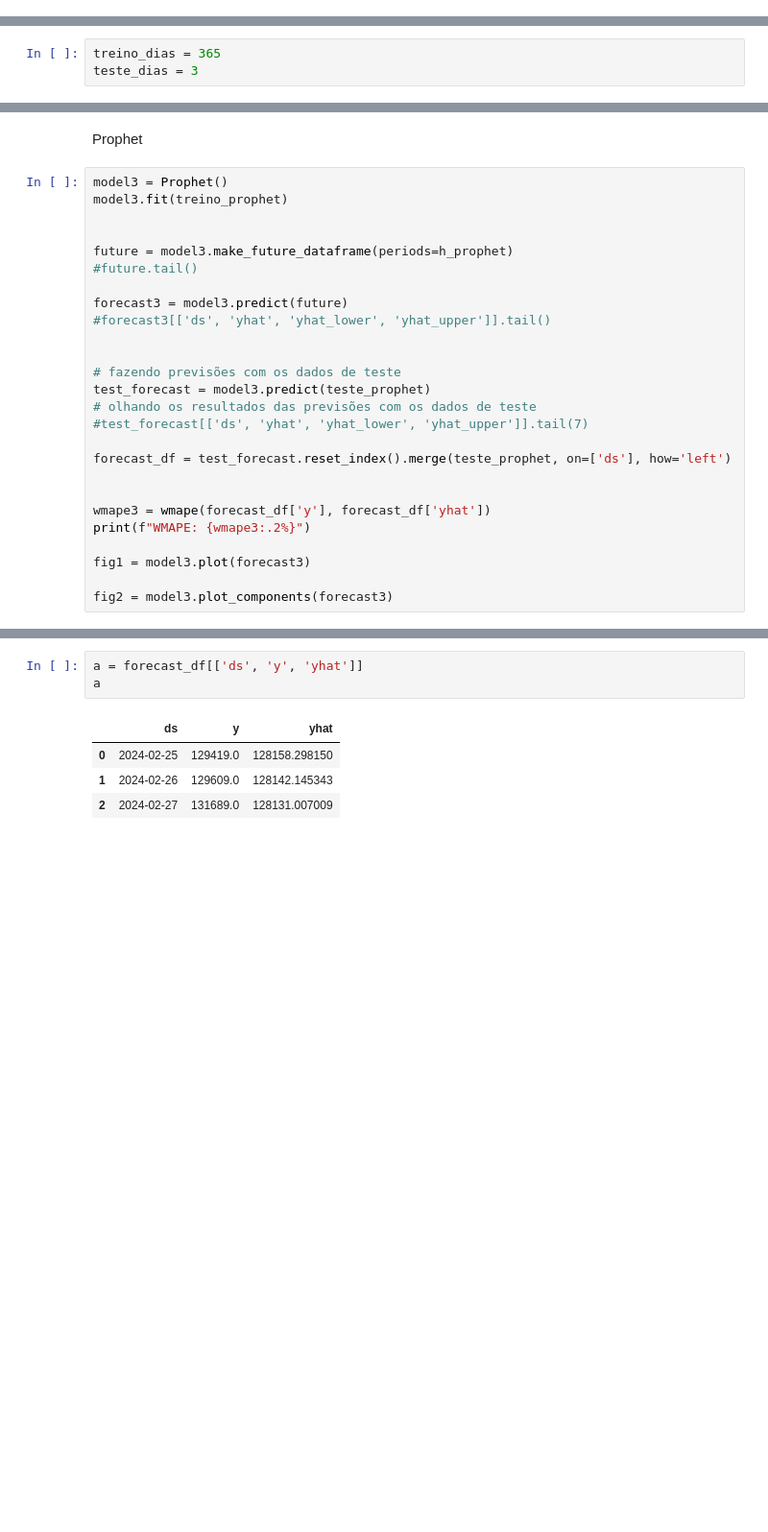
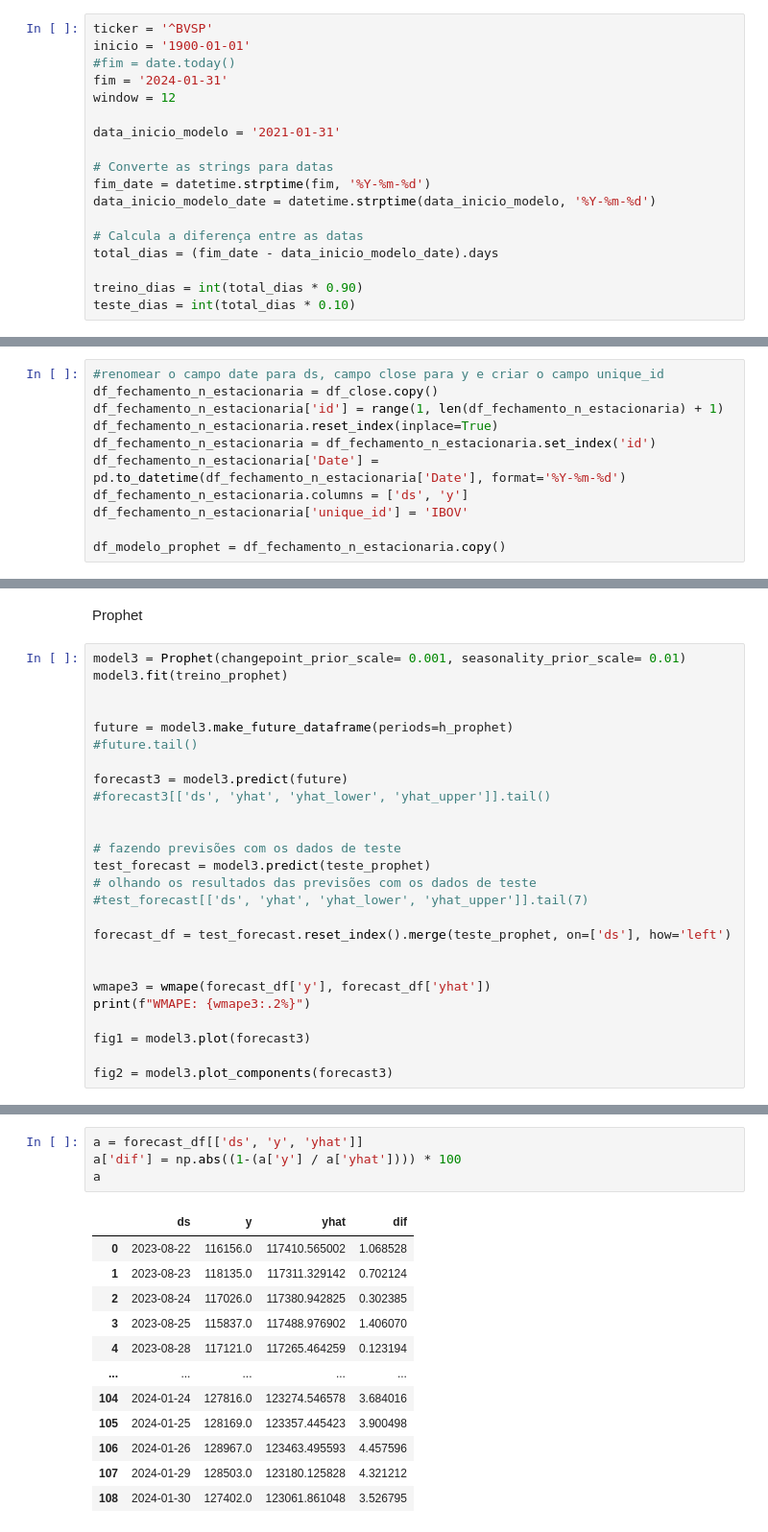
Before and after one commit to iharary/Fiap_Tech_Challenge_02, a Jupyter notebook: notebooks/IBOV.ipynb, the cells around one changed output, grey strips where cells are left out. Shown at 96% size. Saved outputs shown, nothing was run; the diff lists cells and outputs as text; blank space fills up the shorter version.

```diff
--- a/notebooks/IBOV.ipynb
+++ b/notebooks/IBOV.ipynb
@@ -52,2 +54,20 @@ Vamos utilizar o yfinance que é uma biblioteca do Python que permite a extraç
+# %%
+ticker = '^BVSP'
+inicio = '1900-01-01'
+#fim = date.today()
+fim = '2024-01-31'
+window = 12
+
+data_inicio_modelo = '2021-01-31'
+
+# Converte as strings para datas
+fim_date = datetime.strptime(fim, '%Y-%m-%d')
+data_inicio_modelo_date = datetime.strptime(data_inicio_modelo, '%Y-%m-%d')
+
+# Calcula a diferença entre as datas
+total_dias = (fim_date - data_inicio_modelo_date).days
+
+treino_dias = int(total_dias * 0.90)
+teste_dias = int(total_dias * 0.10)
 # %%
 
@@ -289,3 +308,14 @@ df_modelo_prophet = df_fechamento_n_estacionaria.copy()
+# %%
+#renomear o campo date para ds, campo close para y e criar o campo unique_id
+df_fechamento_n_estacionaria = df_close.copy()
+df_fechamento_n_estacionaria['id'] = range(1, len(df_fechamento_n_estacionaria) + 1)
+df_fechamento_n_estacionaria.reset_index(inplace=True)
+df_fechamento_n_estacionaria = df_fechamento_n_estacionaria.set_index('id')
+df_fechamento_n_estacionaria['Date'] = pd.to_datetime(df_fechamento_n_estacionaria['Date'], format='%Y-%m-%d')
+df_fechamento_n_estacionaria.columns = ['ds', 'y']
+df_fechamento_n_estacionaria['unique_id'] = 'IBOV'
+
+df_modelo_prophet = df_fechamento_n_estacionaria.copy()
 # %%
 #renomear o campo date para ds, campo close para y e criar o campo unique_id
 df_fechamento_estacionaria = df_diff.copy()
@@ -296,9 +327,6 @@ df_fechamento_estacionaria.columns = ['ds', 'y']
 df_fechamento_estacionaria['unique_id'] = 'IBOV'
 
 df_modelo = df_fechamento_estacionaria.copy()
-# %%
-treino_dias = 365
-teste_dias = 3
 # %%
 # Dividindo os dados em treino e teste
 '''
@@ -389,7 +393,7 @@ print(df_joined)
 # %% [markdown]
 Prophet
 # %%
-model3 = Prophet()
+model3 = Prophet(changepoint_prior_scale= 0.001, seasonality_prior_scale= 0.01)
 model3.fit(treino_prophet)
 
 
@@ -451,8 +456,17 @@ sns.lineplot(
 # %%
 a = forecast_df[['ds', 'y', 'yhat']]
+a['dif'] = np.abs((1-(a['y'] / a['yhat']))) * 100
 a
 # %% [output]
-|  | ds | y | yhat |
-| 0 | 2024-02-25 | 129419.0 | 128158.298150 |
-| 1 | 2024-02-26 | 129609.0 | 128142.145343 |
-| 2 | 2024-02-27 | 131689.0 | 128131.007009 |
+|  | ds | y | yhat | dif |
+| 0 | 2023-08-22 | 116156.0 | 117410.565002 | 1.068528 |
+| 1 | 2023-08-23 | 118135.0 | 117311.329142 | 0.702124 |
+| 2 | 2023-08-24 | 117026.0 | 117380.942825 | 0.302385 |
+| 3 | 2023-08-25 | 115837.0 | 117488.976902 | 1.406070 |
+| 4 | 2023-08-28 | 117121.0 | 117265.464259 | 0.123194 |
+| ... | ... | ... | ... | ... |
+| 104 | 2024-01-24 | 127816.0 | 123274.546578 | 3.684016 |
+| 105 | 2024-01-25 | 128169.0 | 123357.445423 | 3.900498 |
+| 106 | 2024-01-26 | 128967.0 | 123463.495593 | 4.457596 |
+| 107 | 2024-01-29 | 128503.0 | 123180.125828 | 4.321212 |
+| 108 | 2024-01-30 | 127402.0 | 123061.861048 | 3.526795 |
```
Also changed, not shown: parts of 26 cells of this notebook.
